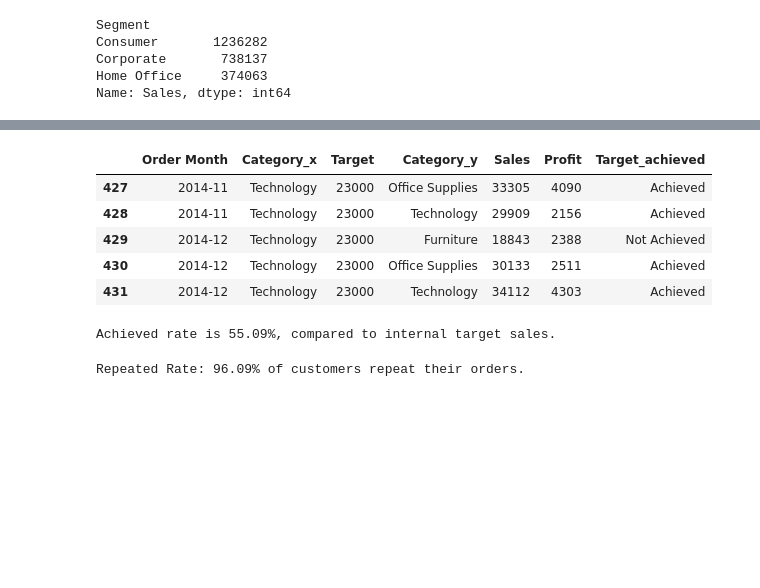
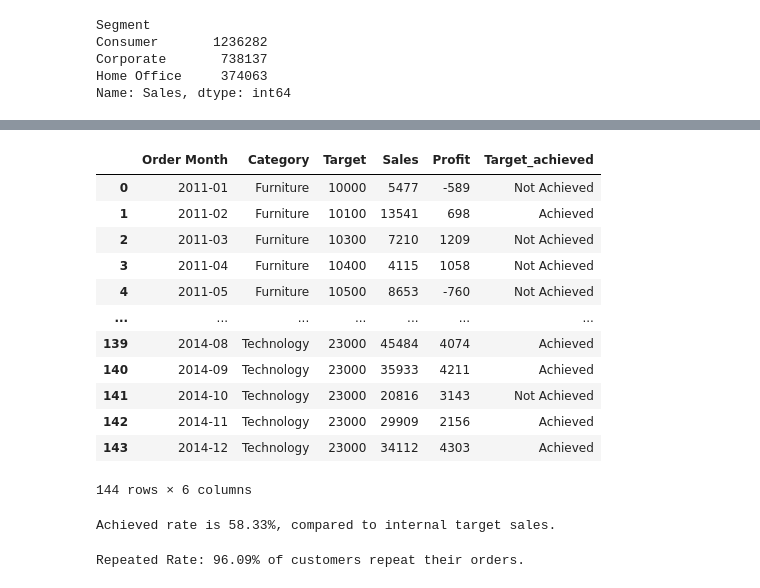
Before and after one commit to Chloejay/ecommerce_dataTask, a Jupyter notebook: analysis/e-commerce_analysis_case.ipynb, the cells around one changed output, grey strips where cells are left out. Saved outputs shown, nothing was run; the diff lists cells and outputs as text; code cells hidden in the pictures; blank space fills up the shorter version.

Commit message:
Add processed data

```diff
--- a/analysis/e-commerce_analysis_case.ipynb
+++ b/analysis/e-commerce_analysis_case.ipynb
@@ -49,13 +49,14 @@ SalesTargets = get_data(FILE_PATH, 2)
 # %% [markdown]
 #### Separate datasets and save as csv format
 # %%
-ListOfOrders_path= "../processedData/ListOfOrders.csv"
-OrderBreakdown_path = "../processedData/OrderBreakdown.csv"
-SalesTargets_path = "../processedData/SalesTargets.csv"
+PROCESSED_PATH = "../processedData/"
+listoforders = "ListOfOrders.csv"
+orderbreakdown = "OrderBreakdown.csv"
+salestargets = "SalesTargets.csv"
 
-ListOfOrders.to_csv(ListOfOrders_path, index= False)
-OrderBreakdown.to_csv(OrderBreakdown_path, index= False)
-SalesTargets.to_csv(SalesTargets_path, index= False)
+ListOfOrders.to_csv(os.path.join(PROCESSED_PATH, listoforders), index= False)
+OrderBreakdown.to_csv(os.path.join(PROCESSED_PATH, orderbreakdown), index= False)
+SalesTargets.to_csv(os.path.join(PROCESSED_PATH, salestargets), index= False)
 # %% [markdown]
 #### Load raw data (fact table) to MySQL database
 # %%
@@ -278,22 +308,29 @@ actual_monthly_sales.tail(2)
 # %%
-# rename SalesTargets field
 SalesTargets = SalesTargets.rename(columns={"Month of Order Date":"Order Month"})
 SalesTargets["Order Month"] = SalesTargets["Order Month"].apply(lambda d: d.strftime("%Y-%m"))
-SalesCombined = SalesTargets.merge(actual_monthly_sales, on="Order Month", how="left")
+SalesCombined = pd.merge(SalesTargets, actual_monthly_sales, how= "left", on= ["Order Month", "Category"])
 SalesCombined["Target_achieved"]= np.where((SalesCombined["Sales"] > SalesCombined["Target"]), \
                                            "Achieved","Not Achieved")
-SalesCombined.tail()
+SalesCombined.to_csv(os.path.join(PROCESSED_PATH, "salesCombined.csv"), index= False)
+SalesCombined
 # %% [output]
-|  | Order Month | Category_x | Target | Category_y | Sales | Profit | Target_achieved |
-| 427 | 2014-11 | Technology | 23000 | Office Supplies | 33305 | 4090 | Achieved |
-| 428 | 2014-11 | Technology | 23000 | Technology | 29909 | 2156 | Achieved |
-| 429 | 2014-12 | Technology | 23000 | Furniture | 18843 | 2388 | Not Achieved |
-| 430 | 2014-12 | Technology | 23000 | Office Supplies | 30133 | 2511 | Achieved |
-| 431 | 2014-12 | Technology | 23000 | Technology | 34112 | 4303 | Achieved |
+|  | Order Month | Category | Target | Sales | Profit | Target_achieved |
+| 0 | 2011-01 | Furniture | 10000 | 5477 | -589 | Not Achieved |
+| 1 | 2011-02 | Furniture | 10100 | 13541 | 698 | Achieved |
+| 2 | 2011-03 | Furniture | 10300 | 7210 | 1209 | Not Achieved |
+| 3 | 2011-04 | Furniture | 10400 | 4115 | 1058 | Not Achieved |
+| 4 | 2011-05 | Furniture | 10500 | 8653 | -760 | Not Achieved |
+| ... | ... | ... | ... | ... | ... | ... |
+| 139 | 2014-08 | Technology | 23000 | 45484 | 4074 | Achieved |
+| 140 | 2014-09 | Technology | 23000 | 35933 | 4211 | Achieved |
+| 141 | 2014-10 | Technology | 23000 | 20816 | 3143 | Not Achieved |
+| 142 | 2014-11 | Technology | 23000 | 29909 | 2156 | Achieved |
+| 143 | 2014-12 | Technology | 23000 | 34112 | 4303 | Achieved |
+144 rows × 6 columns
 # %%
 target_achieve_rate = sum(SalesCombined["Target_achieved"]=="Achieved")/SalesCombined["Target_achieved"].count()
 print(f"Achieved rate is {100 * target_achieve_rate:.2f}%, compared to internal target sales.")
 # %% [output]
-Achieved rate is 55.09%, compared to internal target sales.
+Achieved rate is 58.33%, compared to internal target sales.
 # %%
 """get customer order rate if more than once"""
```
Also changed, not shown: parts of 16 cells of this notebook, 6 other files.
